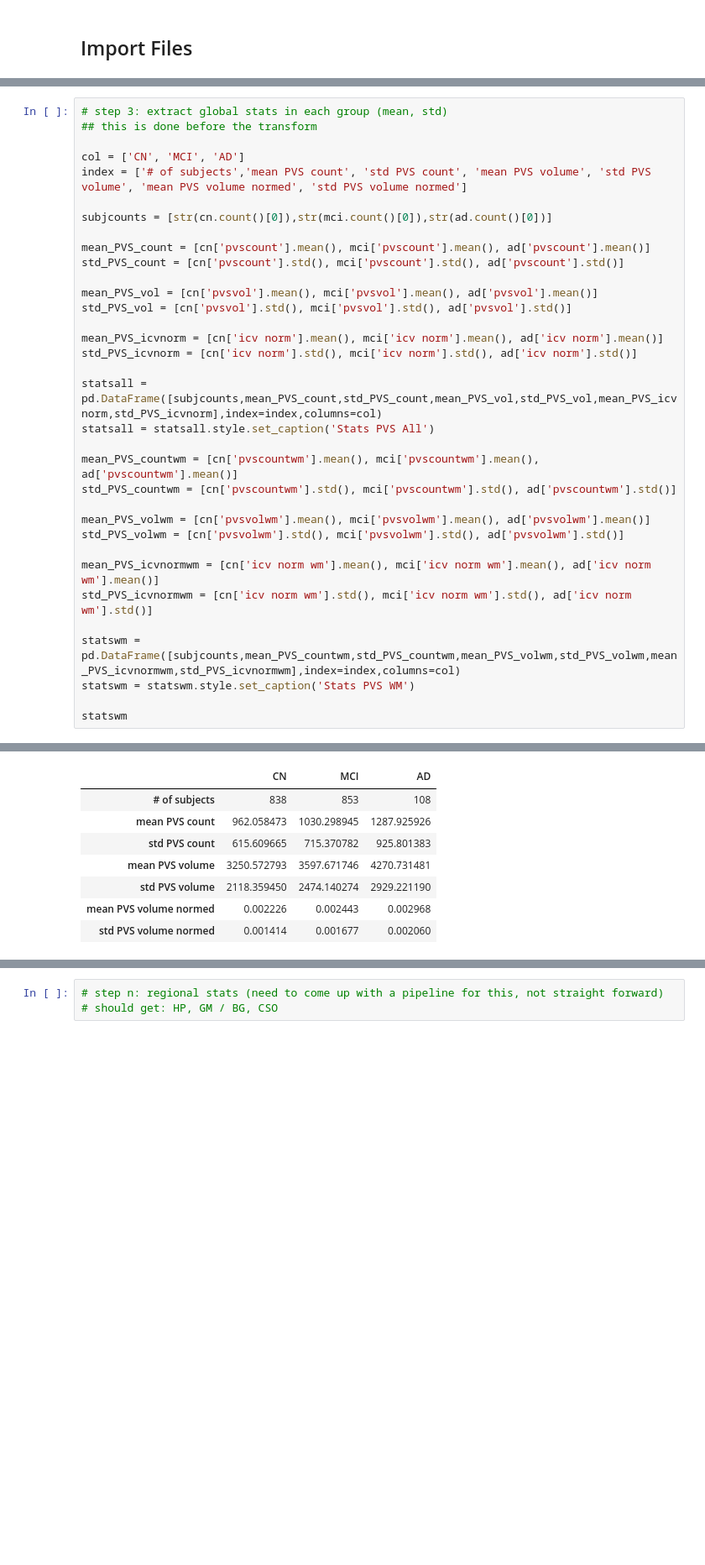
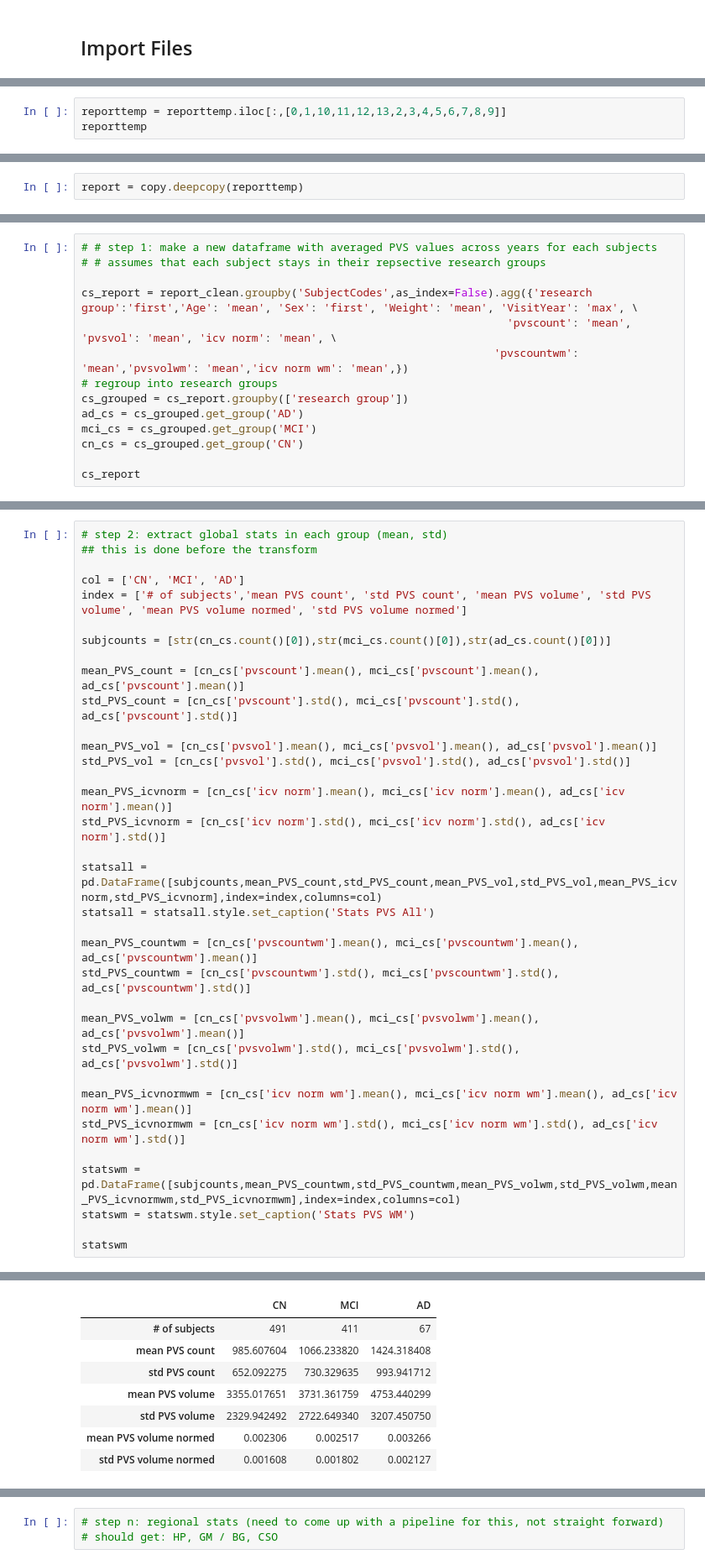
Before and after one commit to cind/pijp-frangi, a Jupyter notebook: pijp_frangi/stat_analysis.ipynb, the cells around one changed output, grey strips where cells are left out. Shown at 84% size. Drawn from its saved outputs; the diff is of its cells as text; blank space fills up the shorter version.

```diff
--- a/pijp_frangi/stat_analysis.ipynb
+++ b/pijp_frangi/stat_analysis.ipynb
@@ -134,0 +317,3 @@ report
+# %%
+reporttemp = reporttemp.iloc[:,[0,1,10,11,12,13,2,3,4,5,6,7,8,9]]
+reporttemp
@@ -135,3 +419,5 @@ report
+# %%
+report = copy.deepcopy(reporttemp)
 # %%
 # step 1: fix all MCI labels
 report_clean = report.replace(to_replace=r'.*MC.*', value='MCI', regex=True)
@@ -205,0 +511,14 @@ See the caveats in the documentation: https://pandas.pydata.org/pandas-docs/stab
+# %%
+# # step 1: make a new dataframe with averaged PVS values across years for each subjects
+# # assumes that each subject stays in their repsective research groups
+
+cs_report = report_clean.groupby('SubjectCodes',as_index=False).agg({'research group':'first','Age': 'mean', 'Sex': 'first', 'Weight': 'mean', 'VisitYear': 'max', \
+                                                                 'pvscount': 'mean', 'pvsvol': 'mean', 'icv norm': 'mean', \
+                                                               'pvscountwm': 'mean','pvsvolwm': 'mean','icv norm wm': 'mean',})
+# regroup into research groups
+cs_grouped = cs_report.groupby(['research group'])
+ad_cs = cs_grouped.get_group('AD')
+mci_cs = cs_grouped.get_group('MCI')
+cn_cs = cs_grouped.get_group('CN')
+
+cs_report
@@ -206,45 +539,45 @@ See the caveats in the documentation: https://pandas.pydata.org/pandas-docs/stab
 # %%
-# step 3: extract global stats in each group (mean, std)
+# step 2: extract global stats in each group (mean, std)
 ## this is done before the transform
 
 col = ['CN', 'MCI', 'AD']
 index = ['# of subjects','mean PVS count', 'std PVS count', 'mean PVS volume', 'std PVS volume', 'mean PVS volume normed', 'std PVS volume normed']
 
-subjcounts = [str(cn.count()[0]),str(mci.count()[0]),str(ad.count()[0])]
+subjcounts = [str(cn_cs.count()[0]),str(mci_cs.count()[0]),str(ad_cs.count()[0])]
 
-mean_PVS_count = [cn['pvscount'].mean(), mci['pvscount'].mean(), ad['pvscount'].mean()]
-std_PVS_count = [cn['pvscount'].std(), mci['pvscount'].std(), ad['pvscount'].std()]
+mean_PVS_count = [cn_cs['pvscount'].mean(), mci_cs['pvscount'].mean(), ad_cs['pvscount'].mean()]
+std_PVS_count = [cn_cs['pvscount'].std(), mci_cs['pvscount'].std(), ad_cs['pvscount'].std()]
 
-mean_PVS_vol = [cn['pvsvol'].mean(), mci['pvsvol'].mean(), ad['pvsvol'].mean()]
-std_PVS_vol = [cn['pvsvol'].std(), mci['pvsvol'].std(), ad['pvsvol'].std()]
+mean_PVS_vol = [cn_cs['pvsvol'].mean(), mci_cs['pvsvol'].mean(), ad_cs['pvsvol'].mean()]
+std_PVS_vol = [cn_cs['pvsvol'].std(), mci_cs['pvsvol'].std(), ad_cs['pvsvol'].std()]
 
-mean_PVS_icvnorm = [cn['icv norm'].mean(), mci['icv norm'].mean(), ad['icv norm'].mean()]
-std_PVS_icvnorm = [cn['icv norm'].std(), mci['icv norm'].std(), ad['icv norm'].std()]
+mean_PVS_icvnorm = [cn_cs['icv norm'].mean(), mci_cs['icv norm'].mean(), ad_cs['icv norm'].mean()]
+std_PVS_icvnorm = [cn_cs['icv norm'].std(), mci_cs['icv norm'].std(), ad_cs['icv norm'].std()]
 
 statsall = pd.DataFrame([subjcounts,mean_PVS_count,std_PVS_count,mean_PVS_vol,std_PVS_vol,mean_PVS_icvnorm,std_PVS_icvnorm],index=index,columns=col)
 statsall = statsall.style.set_caption('Stats PVS All')
 
-mean_PVS_countwm = [cn['pvscountwm'].mean(), mci['pvscountwm'].mean(), ad['pvscountwm'].mean()]
-std_PVS_countwm = [cn['pvscountwm'].std(), mci['pvscountwm'].std(), ad['pvscountwm'].std()]
+mean_PVS_countwm = [cn_cs['pvscountwm'].mean(), mci_cs['pvscountwm'].mean(), ad_cs['pvscountwm'].mean()]
+std_PVS_countwm = [cn_cs['pvscountwm'].std(), mci_cs['pvscountwm'].std(), ad_cs['pvscountwm'].std()]
 
-mean_PVS_volwm = [cn['pvsvolwm'].mean(), mci['pvsvolwm'].mean(), ad['pvsvolwm'].mean()]
-std_PVS_volwm = [cn['pvsvolwm'].std(), mci['pvsvolwm'].std(), ad['pvsvolwm'].std()]
+mean_PVS_volwm = [cn_cs['pvsvolwm'].mean(), mci_cs['pvsvolwm'].mean(), ad_cs['pvsvolwm'].mean()]
+std_PVS_volwm = [cn_cs['pvsvolwm'].std(), mci_cs['pvsvolwm'].std(), ad_cs['pvsvolwm'].std()]
 
-mean_PVS_icvnormwm = [cn['icv norm wm'].mean(), mci['icv norm wm'].mean(), ad['icv norm wm'].mean()]
-std_PVS_icvnormwm = [cn['icv norm wm'].std(), mci['icv norm wm'].std(), ad['icv norm wm'].std()]
+mean_PVS_icvnormwm = [cn_cs['icv norm wm'].mean(), mci_cs['icv norm wm'].mean(), ad_cs['icv norm wm'].mean()]
+std_PVS_icvnormwm = [cn_cs['icv norm wm'].std(), mci_cs['icv norm wm'].std(), ad_cs['icv norm wm'].std()]
 
 statswm = pd.DataFrame([subjcounts,mean_PVS_countwm,std_PVS_countwm,mean_PVS_volwm,std_PVS_volwm,mean_PVS_icvnormwm,std_PVS_icvnormwm],index=index,columns=col)
 statswm = statswm.style.set_caption('Stats PVS WM')
 
 statswm
 # %% [output]
 Stats PVS WM
 |  | CN | MCI | AD |
-| # of subjects | 838 | 853 | 108 |
-| mean PVS count | 962.058473 | 1030.298945 | 1287.925926 |
-| std PVS count | 615.609665 | 715.370782 | 925.801383 |
-| mean PVS volume | 3250.572793 | 3597.671746 | 4270.731481 |
-| std PVS volume | 2118.359450 | 2474.140274 | 2929.221190 |
-| mean PVS volume normed | 0.002226 | 0.002443 | 0.002968 |
-| std PVS volume normed | 0.001414 | 0.001677 | 0.002060 |
+| # of subjects | 491 | 411 | 67 |
+| mean PVS count | 985.607604 | 1066.233820 | 1424.318408 |
+| std PVS count | 652.092275 | 730.329635 | 993.941712 |
+| mean PVS volume | 3355.017651 | 3731.361759 | 4753.440299 |
+| std PVS volume | 2329.942492 | 2722.649340 | 3207.450750 |
+| mean PVS volume normed | 0.002306 | 0.002517 | 0.003266 |
+| std PVS volume normed | 0.001608 | 0.001802 | 0.002127 |
 # %%
```
Also changed, not shown: parts of 49 cells of this notebook, 1 other file.
